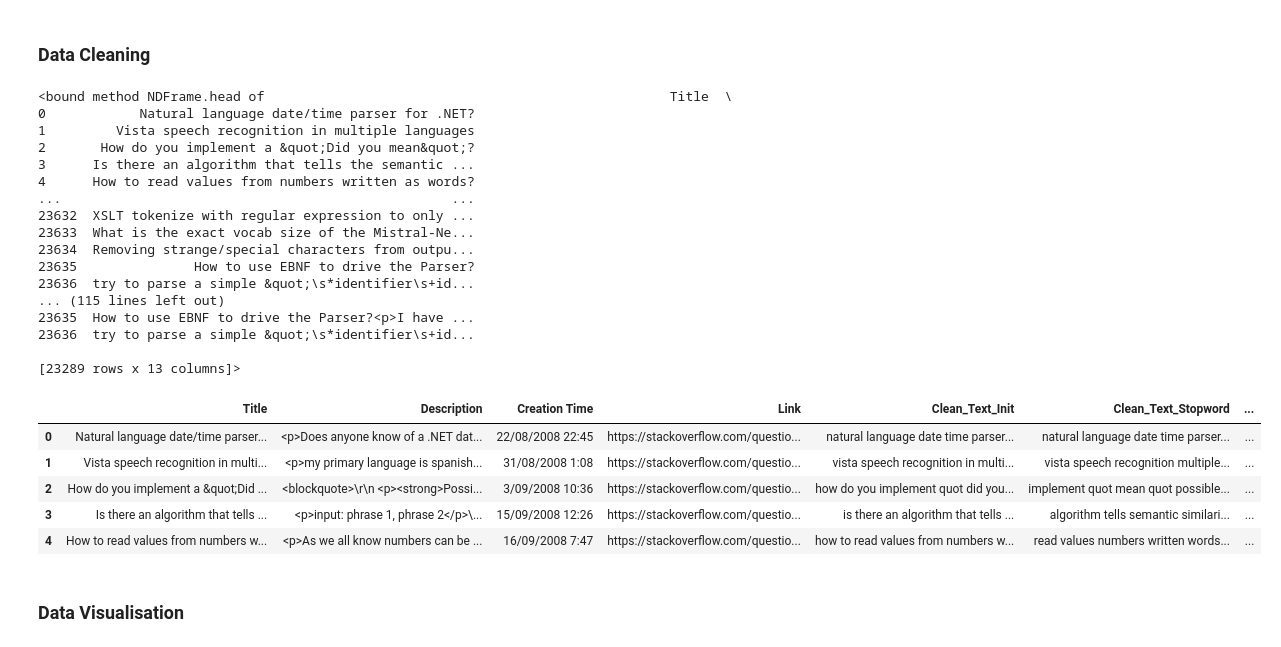
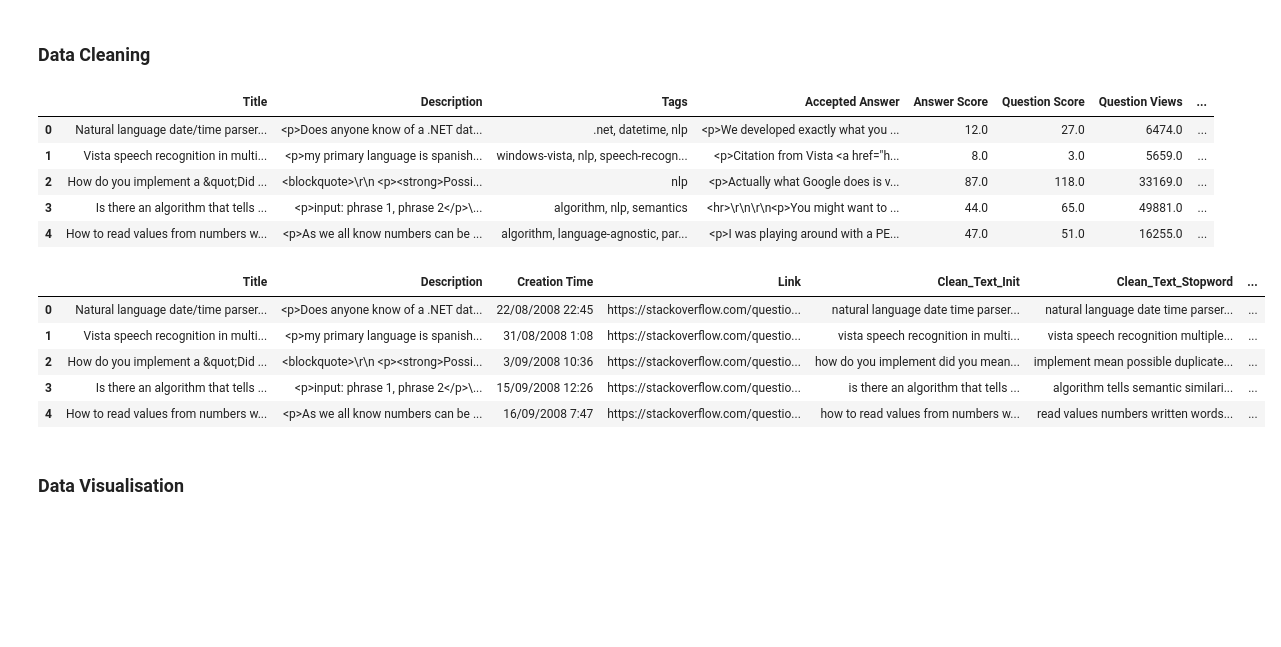
Before and after one commit to lalitphan-rainie/COMPSCI7417_NLP_Assignment2, a Jupyter notebook: data_collection_preprocessing_visualisation.ipynb, the cells around one changed output. Drawn from its saved outputs; the diff is of its cells as text; code cells hidden in the pictures; blank space fills up the shorter version.

```diff
--- a/data_collection_preprocessing_visualisation.ipynb
+++ b/data_collection_preprocessing_visualisation.ipynb
@@ -256,6 +259,7 @@ def clean_text(text):
 
     #other HTML tag
     text = re.sub(r'<.*?>', ' ', text)
+    text = text.replace('&quot;', ' ')
 
     # contractions
     text = contractions.fix(text)
@@ -271,29 +275,18 @@ def clean_text(text):
     #remove extra whitespaces
     text = text.strip()
     text = " ".join(text.split())
+
     return text
 # %%
-merge_df['Text_Only'] = merge_df['Title'] + merge_df['Description']
-merge_df['Clean_Text_Init'] = merge_df['Text_Only'].apply(clean_text)
+merge_df['Clean_Text_Init'] = (merge_df['Title'] + merge_df['Description']).apply(clean_text)
 merge_df.head()
 # %% [output]
-<bound method NDFrame.head of                                                    Title  \
-0            Natural language date/time parser for .NET?
-1         Vista speech recognition in multiple languages
-2       How do you implement a &quot;Did you mean&quot;?
-3      Is there an algorithm that tells the semantic ...
-4      How to read values from numbers written as words?
-...                                                  ...
-23632  XSLT tokenize with regular expression to only ...
-23633  What is the exact vocab size of the Mistral-Ne...
-23634  Removing strange/special characters from outpu...
-23635               How to use EBNF to drive the Parser?
-23636  try to parse a simple &quot;\s*identifier\s+id...
-... (115 lines left out)
-23635  How to use EBNF to drive the Parser?<p>I have ...
-23636  try to parse a simple &quot;\s*identifier\s+id...
-
-[23289 rows x 13 columns]>
+|  | Title | Description | Tags | Accepted Answer | Answer Score | Question Score | Question Views | ... |
+| 0 | Natural language date/time parser... | <p>Does anyone know of a .NET dat... | .net, datetime, nlp | <p>We developed exactly what you ... | 12.0 | 27.0 | 6474.0 | ... |
+| 1 | Vista speech recognition in multi... | <p>my primary language is spanish... | windows-vista, nlp, speech-recogn... | <p>Citation from Vista <a href="h... | 8.0 | 3.0 | 5659.0 | ... |
+| 2 | How do you implement a &quot;Did ... | <blockquote>\r\n <p><strong>Possi... | nlp | <p>Actually what Google does is v... | 87.0 | 118.0 | 33169.0 | ... |
+| 3 | Is there an algorithm that tells ... | <p>input: phrase 1, phrase 2</p>\... | algorithm, nlp, semantics | <hr>\r\n\r\n<p>You might want to ... | 44.0 | 65.0 | 49881.0 | ... |
+| 4 | How to read values from numbers w... | <p>As we all know numbers can be ... | algorithm, language-agnostic, par... | <p>I was playing around with a PE... | 47.0 | 51.0 | 16255.0 | ... |
 # %%
 def preprocess(text):
     tokens = word_tokenize(text)
@@ -317,13 +310,13 @@ def lemmatize(text):
 merge_df['Clean_Text_Stopword'] = merge_df['Clean_Text_Init'].apply(lambda s: remove_stop_words(s, stopwords.words('english')))
 merge_df['Clean_Text_Stopword_Lemma'] = merge_df['Clean_Text_Stopword'].apply(lemmatize)
 # %%
-merge_df.drop(columns=['Tags', 'Accepted Answer', 'Answer Score', 'Question Score', 'Question Views','Text_Only'], inplace=True)
+merge_df.drop(columns=['Tags', 'Accepted Answer', 'Answer Score', 'Question Score', 'Question Views'], inplace=True)
 merge_df.head()
 # %% [output]
 |  | Title | Description | Creation Time | Link | Clean_Text_Init | Clean_Text_Stopword | ... |
 | 0 | Natural language date/time parser... | <p>Does anyone know of a .NET dat... | 22/08/2008 22:45 | https://stackoverflow.com/questio... | natural language date time parser... | natural language date time parser... | ... |
 | 1 | Vista speech recognition in multi... | <p>my primary language is spanish... | 31/08/2008 1:08 | https://stackoverflow.com/questio... | vista speech recognition in multi... | vista speech recognition multiple... | ... |
-| 2 | How do you implement a &quot;Did ... | <blockquote>\r\n <p><strong>Possi... | 3/09/2008 10:36 | https://stackoverflow.com/questio... | how do you implement quot did you... | implement quot mean quot possible... | ... |
+| 2 | How do you implement a &quot;Did ... | <blockquote>\r\n <p><strong>Possi... | 3/09/2008 10:36 | https://stackoverflow.com/questio... | how do you implement did you mean... | implement mean possible duplicate... | ... |
 | 3 | Is there an algorithm that tells ... | <p>input: phrase 1, phrase 2</p>\... | 15/09/2008 12:26 | https://stackoverflow.com/questio... | is there an algorithm that tells ... | algorithm tells semantic similari... | ... |
 | 4 | How to read values from numbers w... | <p>As we all know numbers can be ... | 16/09/2008 7:47 | https://stackoverflow.com/questio... | how to read values from numbers w... | read values numbers written words... | ... |
 # %%
```
Also changed, not shown: parts of 6 cells of this notebook, 1 other file.
